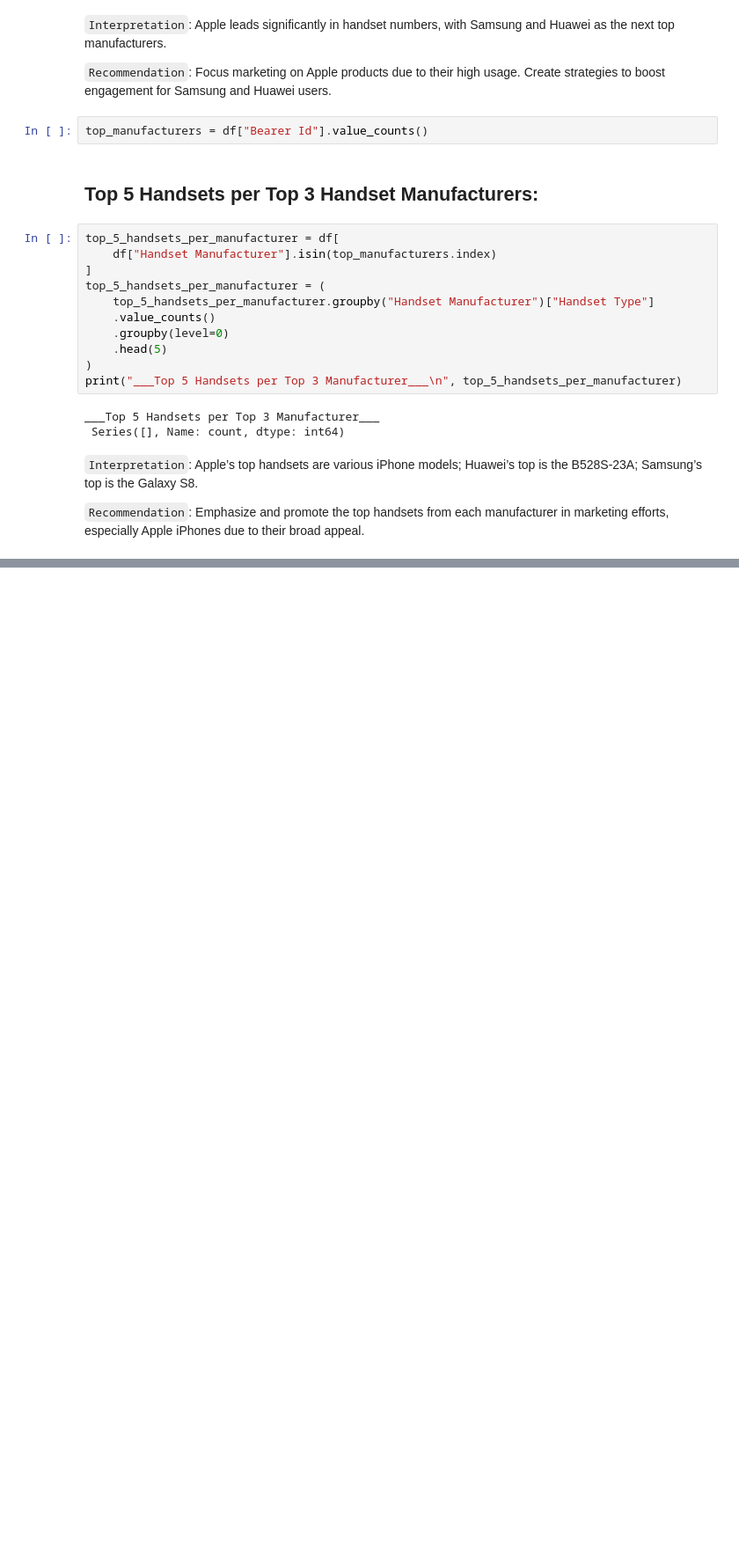
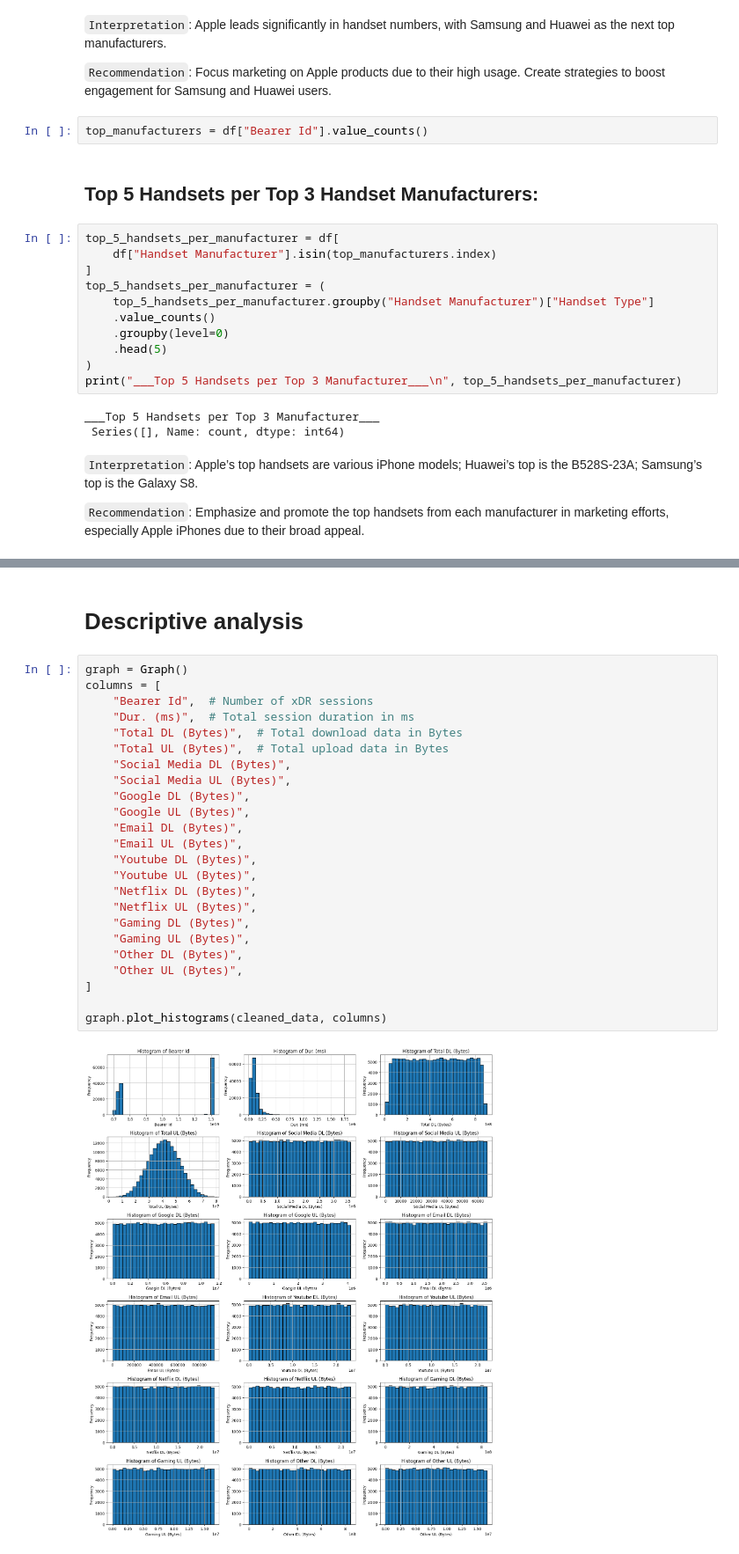
Before and after one commit to J0-Y0/ellCo-Telecom-Analysis, a Jupyter notebook: notebooks/user_overview_analysis.ipynb, the cells around one changed output, grey strips where cells are left out. Shown at 88% size. Drawn from its saved outputs; the diff is of its cells as text; blank space fills up the shorter version.

```diff
--- a/notebooks/user_overview_analysis.ipynb
+++ b/notebooks/user_overview_analysis.ipynb
@@ -173,0 +182,28 @@ AttributeError: 'Analyzer' object has no attribute 'aggregated_data'
+# %% [markdown]
+# Descriptive analysis
+# %%
+graph = Graph()
+columns = [
+    "Bearer Id",  # Number of xDR sessions
+    "Dur. (ms)",  # Total session duration in ms
+    "Total DL (Bytes)",  # Total download data in Bytes
+    "Total UL (Bytes)",  # Total upload data in Bytes
+    "Social Media DL (Bytes)",
+    "Social Media UL (Bytes)",
+    "Google DL (Bytes)",
+    "Google UL (Bytes)",
+    "Email DL (Bytes)",
+    "Email UL (Bytes)",
+    "Youtube DL (Bytes)",
+    "Youtube UL (Bytes)",
+    "Netflix DL (Bytes)",
+    "Netflix UL (Bytes)",
+    "Gaming DL (Bytes)",
+    "Gaming UL (Bytes)",
+    "Other DL (Bytes)",
+    "Other UL (Bytes)",
+]
+
+graph.plot_histograms(cleaned_data, columns)
+# %% [output]
+[figure, added]
```
Also changed, not shown: parts of 7 cells of this notebook, 2 other files.
